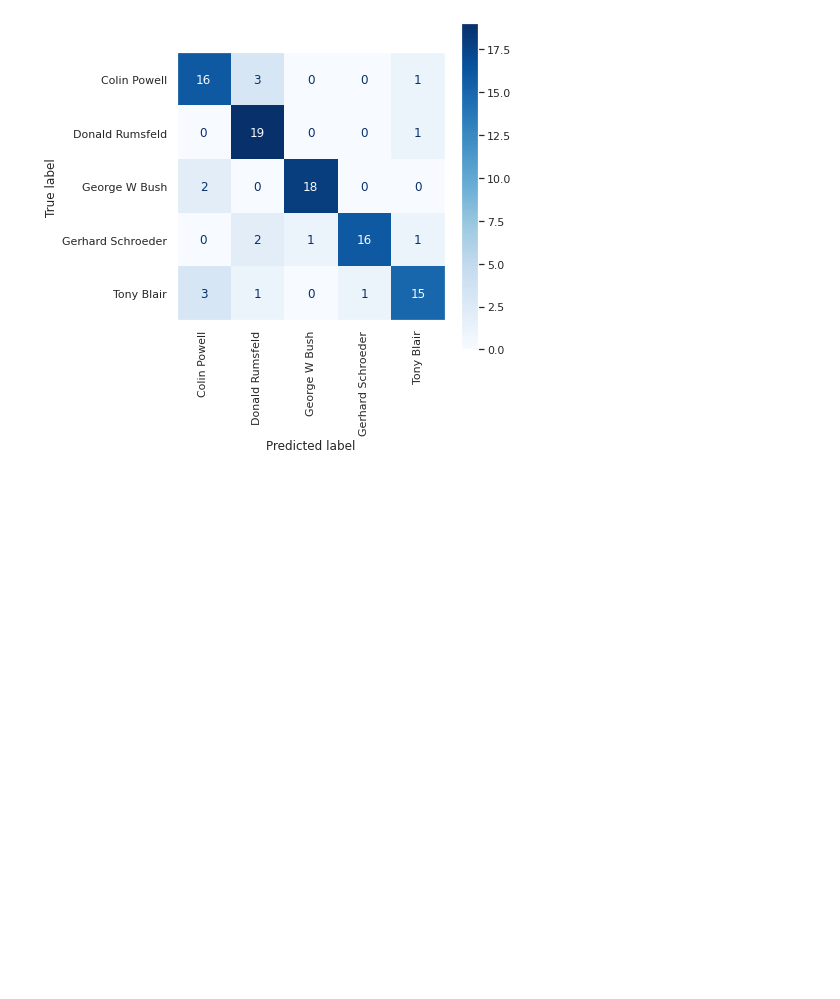
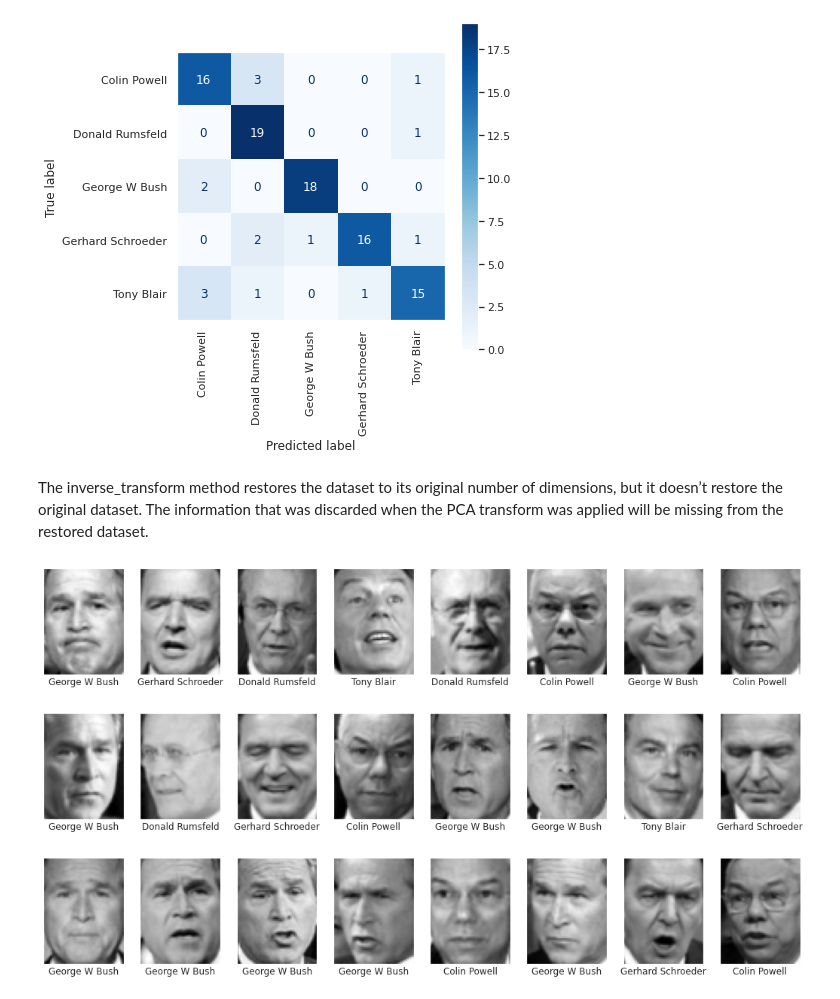
Before and after one commit to dustinober1/Using-SVMs-for-Facial-Recognition, a Jupyter notebook: Using_SVMs_for_Facial_Recognition.ipynb, the cells around one changed output. Cells and saved outputs as stored; diff of their text form; code cells hidden in the pictures; blank space fills up the shorter version.

```diff
--- a/Using_SVMs_for_Facial_Recognition.ipynb
+++ b/Using_SVMs_for_Facial_Recognition.ipynb
@@ -258,3 +258,21 @@ cmd.from_estimator(pipe, x_test, y_test, display_labels=faces.target_names,
 # %% [output]
 <sklearn.metrics._plot.confusion_matrix.ConfusionMatrixDisplay at 0x...>
 [figure]
+# %% [markdown]
+The inverse_transform method restores the dataset to its original number of dimensions, but it doesn’t restore the original dataset. The information that was discarded when the PCA transform was applied will be missing from the restored dataset.
+# %%
+%matplotlib inline
+import matplotlib.pyplot as plt
+from sklearn.datasets import fetch_lfw_people
+
+faces = fetch_lfw_people(min_faces_per_person=100, slice_=None)
+faces.images = faces.images[:, 35:97, 39:86]
+faces.data = faces.images.reshape(faces.images.shape[0], faces.images.shape[1] *
+                                  faces.images.shape[2])
+fig, ax = plt.subplots(3, 8, figsize=(18, 10))
+
+for i, axi in enumerate(ax.flat):
+    axi.imshow(faces.images[i], cmap='gist_gray')
+    axi.set(xticks=[], yticks=[], xlabel=faces.target_names[faces.target[i]])
+# %% [output]
+[figure, added]
```
Also changed, not shown: parts of 16 cells of this notebook.
